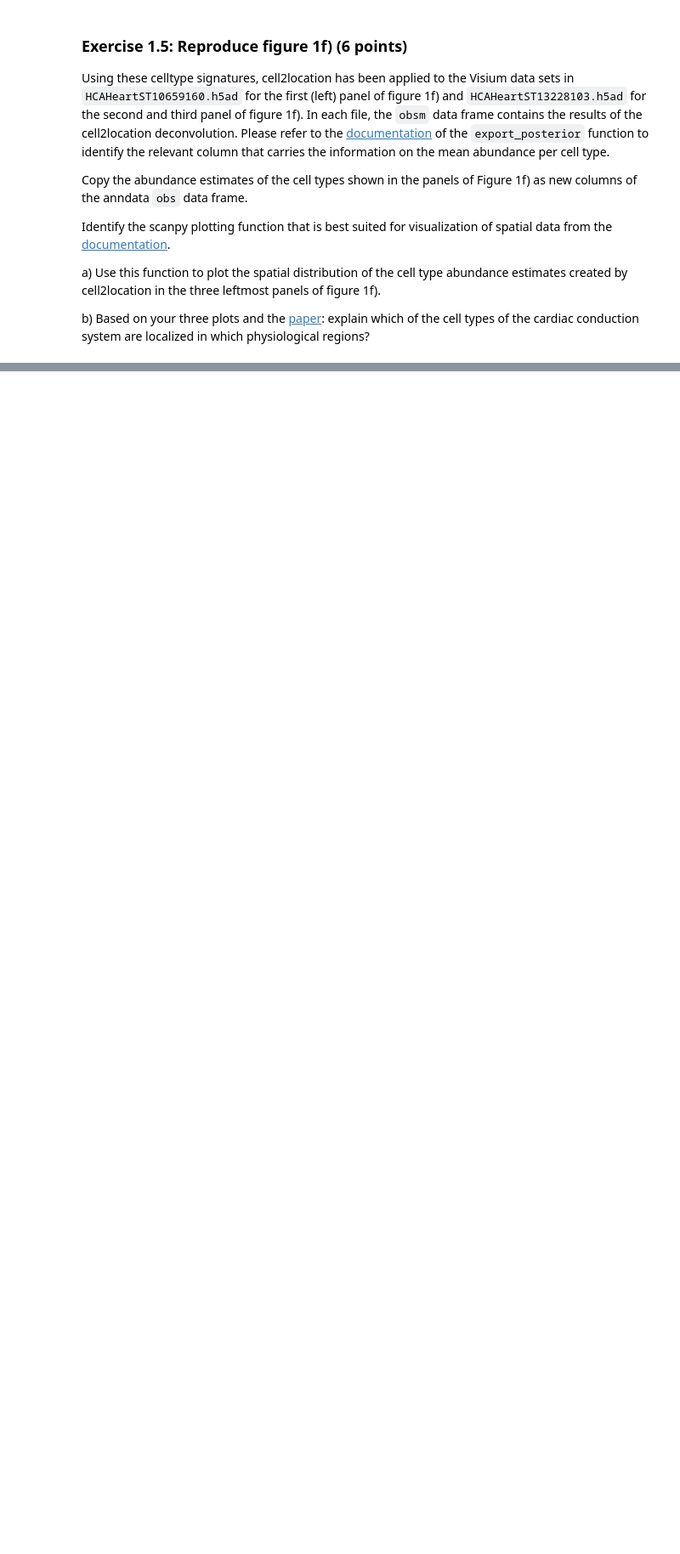
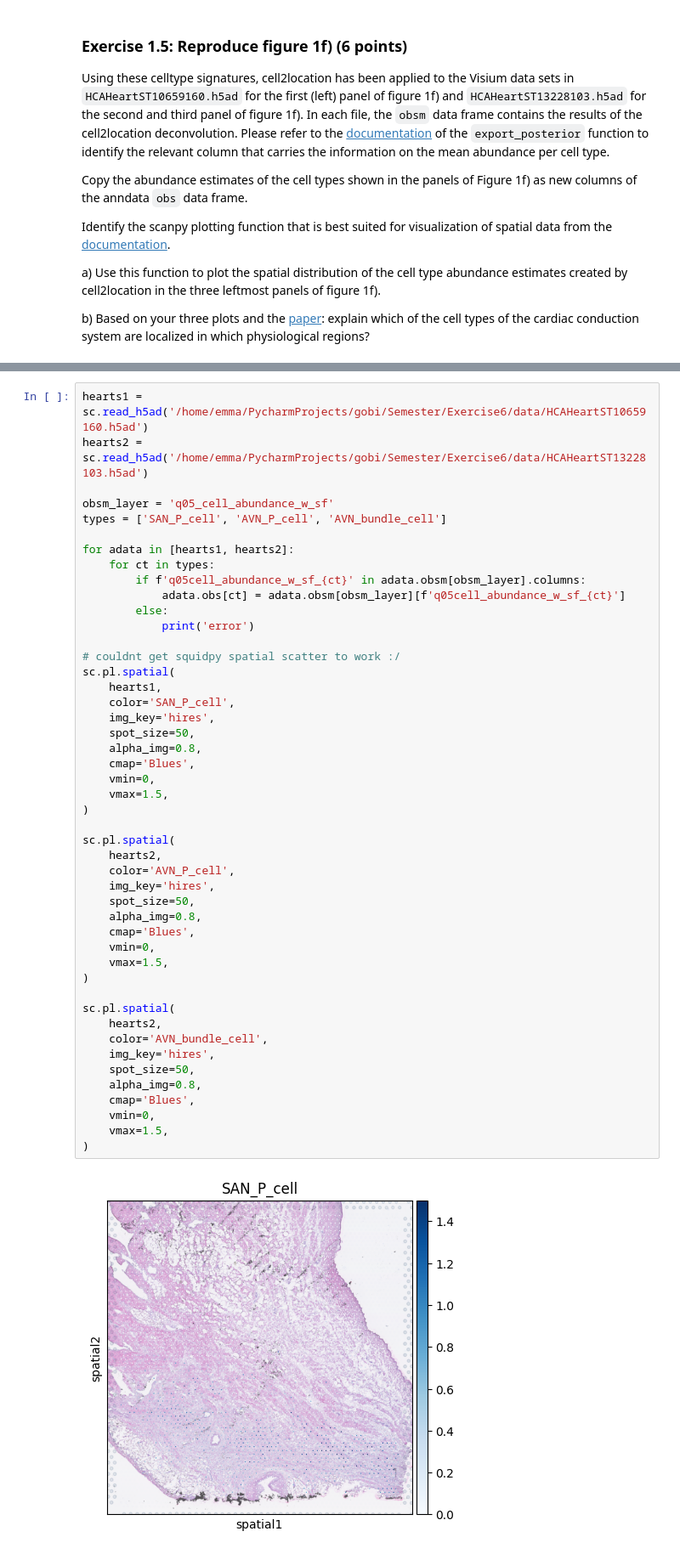
Before and after one commit to emmangoo/gobi, a Jupyter notebook: Semester/Exercise6/06_spatial_transcriptomics_exercise_ipynb_2026.ipynb, the cells around one changed output, grey strips where cells are left out. Shown at 85% size. Drawn from its saved outputs; the diff is of its cells as text; blank space fills up the shorter version.

```diff
--- a/Semester/Exercise6/06_spatial_transcriptomics_exercise_ipynb_2026.ipynb
+++ b/Semester/Exercise6/06_spatial_transcriptomics_exercise_ipynb_2026.ipynb
@@ -139,0 +210,49 @@ b) Based on your three plots and the [paper](https://www.nature.com/articles/s41
+# %%
+hearts1 = sc.read_h5ad('/home/emma/PycharmProjects/gobi/Semester/Exercise6/data/HCAHeartST10659160.h5ad')
+hearts2 = sc.read_h5ad('/home/emma/PycharmProjects/gobi/Semester/Exercise6/data/HCAHeartST13228103.h5ad')
+
+obsm_layer = 'q05_cell_abundance_w_sf'
+types = ['SAN_P_cell', 'AVN_P_cell', 'AVN_bundle_cell']
+
+for adata in [hearts1, hearts2]:
+    for ct in types:
+        if f'q05cell_abundance_w_sf_{ct}' in adata.obsm[obsm_layer].columns:
+            adata.obs[ct] = adata.obsm[obsm_layer][f'q05cell_abundance_w_sf_{ct}']
+        else:
+            print('error')
+
+# couldnt get squidpy spatial scatter to work :/
+sc.pl.spatial(
+    hearts1,
+    color='SAN_P_cell',
+    img_key='hires',
+    spot_size=50,
+    alpha_img=0.8,
+    cmap='Blues',
+    vmin=0,
+    vmax=1.5,
+)
+
+sc.pl.spatial(
+    hearts2,
+    color='AVN_P_cell',
+    img_key='hires',
+    spot_size=50,
+    alpha_img=0.8,
+    cmap='Blues',
+    vmin=0,
+    vmax=1.5,
+)
+
+sc.pl.spatial(
+    hearts2,
+    color='AVN_bundle_cell',
+    img_key='hires',
+    spot_size=50,
+    alpha_img=0.8,
+    cmap='Blues',
+    vmin=0,
+    vmax=1.5,
+)
+# %% [output]
+[figure, added]
```
Also changed, not shown: parts of 22 cells of this notebook.
